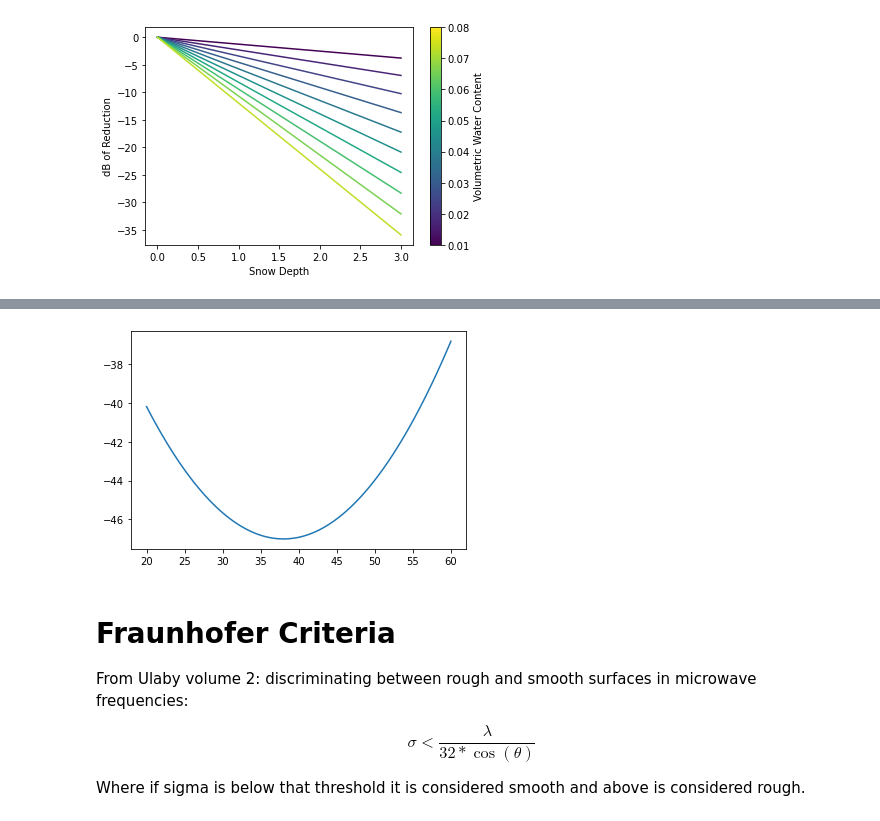
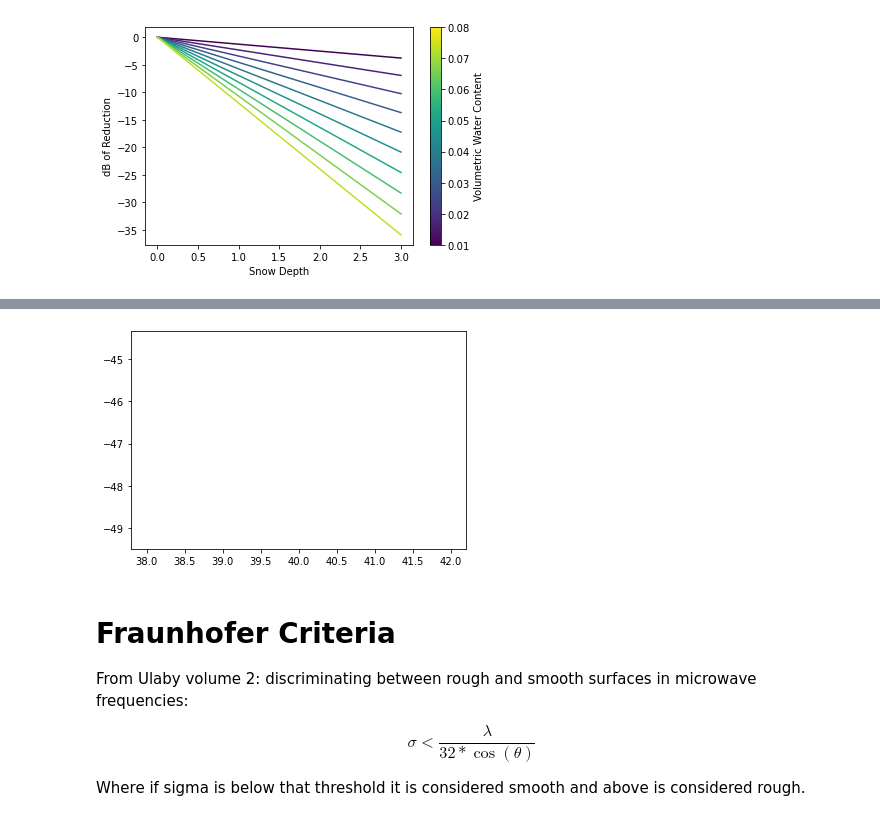
Before and after one commit to ZachHoppinen/uavsar, a Jupyter notebook: src/coherence/theoretical/theoretical_coherence_sensitivity.ipynb, the cells around one changed output, grey strips where cells are left out. Saved outputs shown, nothing was run; the diff lists cells and outputs as text; code cells hidden in the pictures.

```diff
--- a/src/coherence/theoretical/theoretical_coherence_sensitivity.ipynb
+++ b/src/coherence/theoretical/theoretical_coherence_sensitivity.ipynb
@@ -359,14 +407,15 @@ Text(0.5, 0, 'Snow Depth')
 # %%
 def travel_distance(snow_depth, inc):
     return snow_depth/np.cos(np.deg2rad(inc))
 
-thetas = (np.linspace(20,60,100))
-NESZs = calc_NESZ(thetas)
-plt.plot((thetas), NESZs, label = 'Uavsar Noise Equivalent Sigma Naught')
+theta = 40
+NESZs = calc_NESZ(theta)
+
+plt.plot(theta, NESZs, label = 'Uavsar Noise Equivalent Sigma Naught')
 for depth in [0.5,1,2,3]:
     pass
 # %% [output]
-[figure, old version]
+[figure, new version]
 # %% [markdown]
 # Fraunhofer Criteria
 
```
Also changed, not shown: parts of 15 cells of this notebook, 7 other files.
